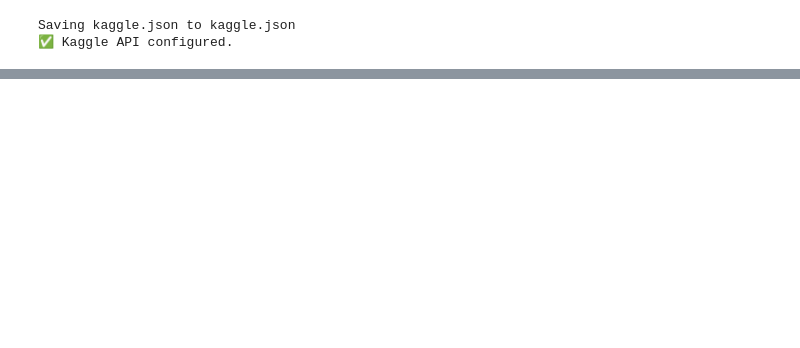
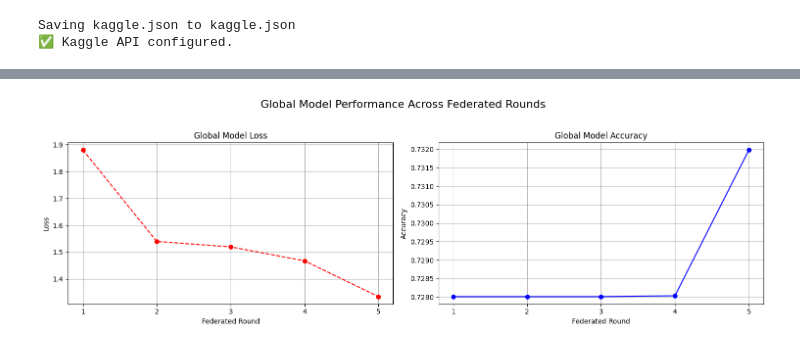
Before and after one commit to suu00k1459/OST, a Jupyter notebook: FLEAD_offline_simulation.ipynb, the cells around one changed output, grey strips where cells are left out. Drawn from its saved outputs; the diff is of its cells as text; code cells hidden in the pictures; blank space fills up the shorter version.

```diff
--- a/FLEAD_offline_simulation.ipynb
+++ b/FLEAD_offline_simulation.ipynb
@@ -563,2 +440,30 @@ print("\n✅ Federated training complete.")
 
 ✅ Federated training complete.
+# %%
+import matplotlib.pyplot as plt
+
+# Create a figure with two subplots: one for loss, one for accuracy
+fig, (ax1, ax2) = plt.subplots(1, 2, figsize=(15, 5))
+fig.suptitle('Global Model Performance Across Federated Rounds', fontsize=16)
+
+# Plotting Global Model Loss
+ax1.plot(range(1, len(history['loss']) + 1), history['loss'], marker='o', color='r', linestyle='--')
+ax1.set_title('Global Model Loss')
+ax1.set_xlabel('Federated Round')
+ax1.set_ylabel('Loss')
+ax1.grid(True)
+ax1.set_xticks(range(1, len(history['loss']) + 1)) # Ensure integer ticks for rounds
+
+# Plotting Global Model Accuracy
+ax2.plot(range(1, len(history['accuracy']) + 1), history['accuracy'], marker='o', color='b', linestyle='-')
+ax2.set_title('Global Model Accuracy')
+ax2.set_xlabel('Federated Round')
+ax2.set_ylabel('Accuracy')
+ax2.grid(True)
+ax2.set_xticks(range(1, len(history['accuracy']) + 1)) # Ensure integer ticks for rounds
+
+
+plt.tight_layout(rect=[0, 0.03, 1, 0.95])
+plt.show()
+# %% [output]
+[figure, added]
```
Also changed, not shown: parts of 18 cells of this notebook.
